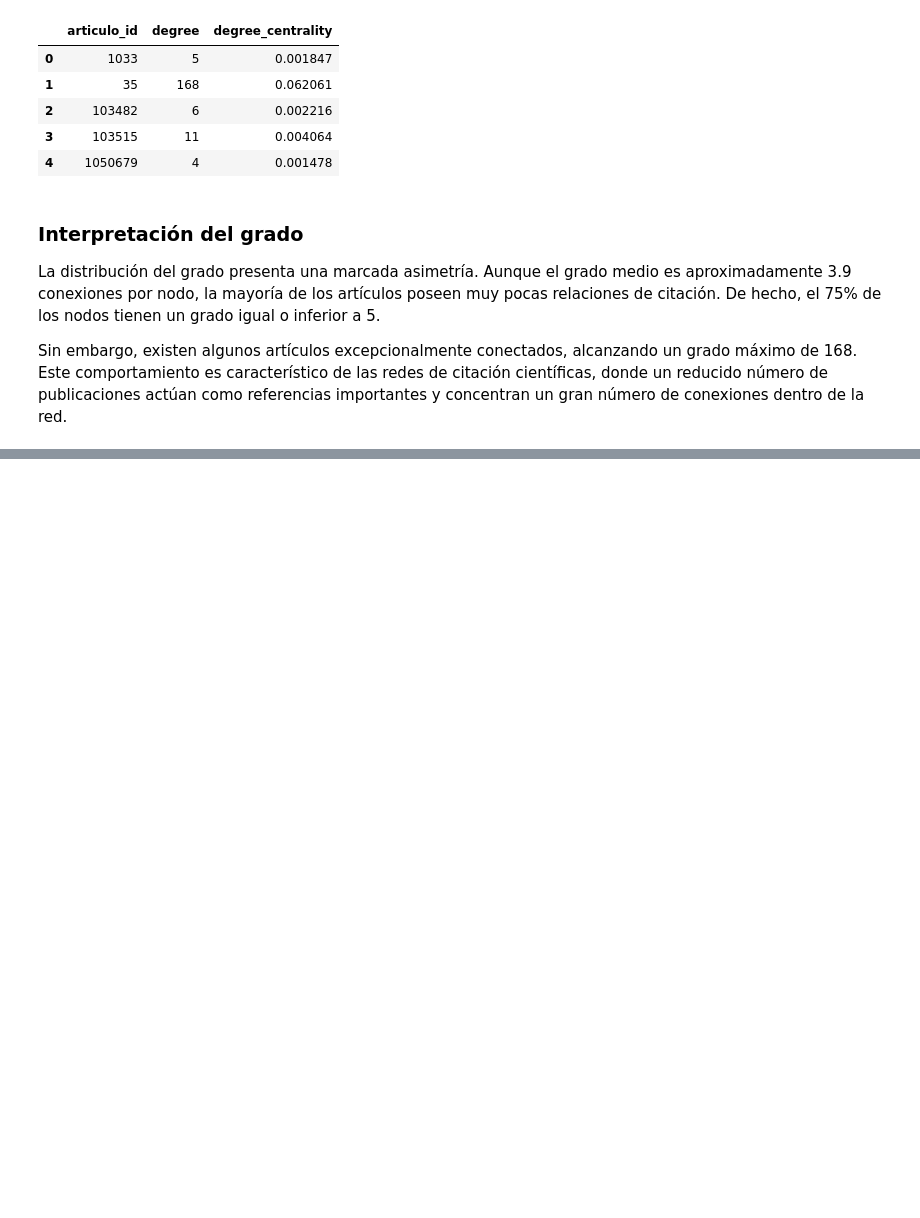
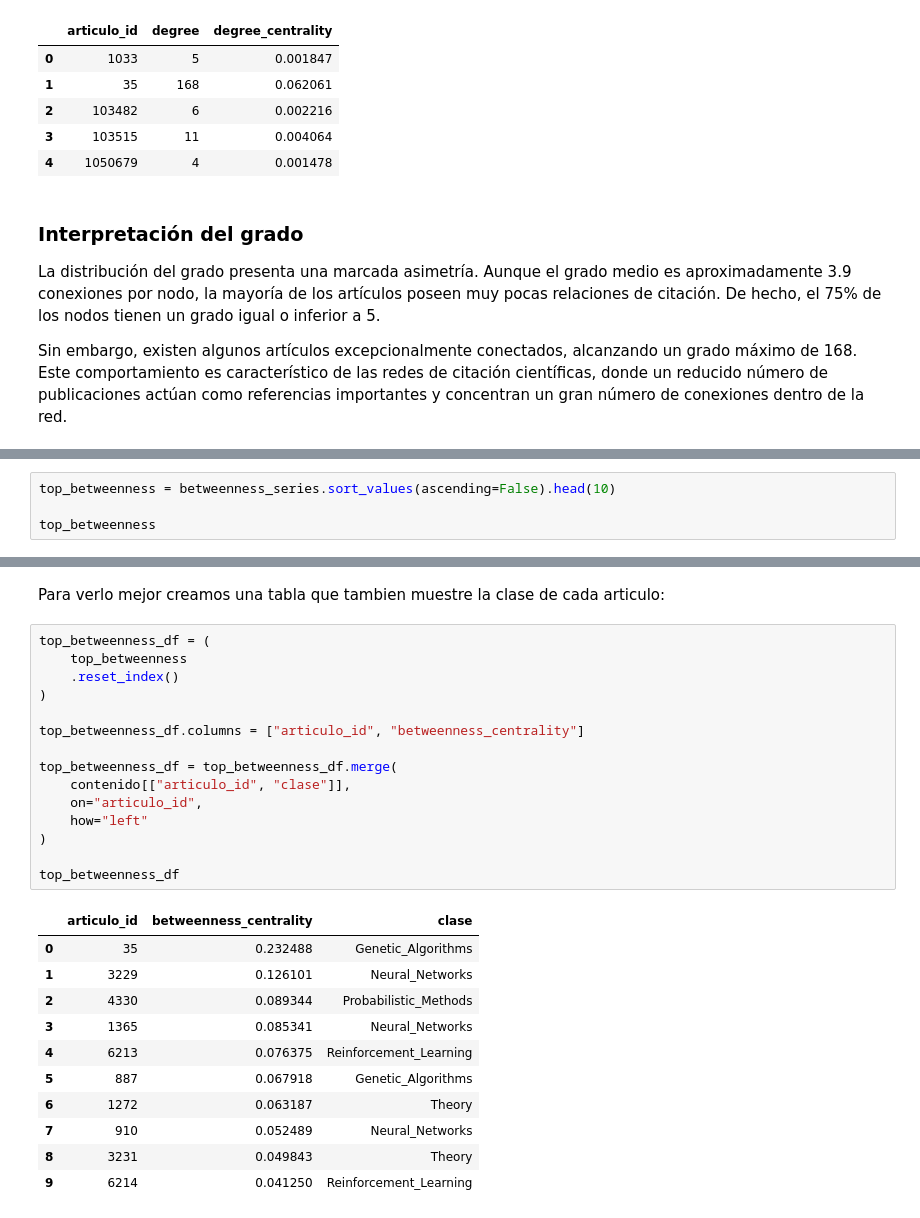
Before and after one commit to enriquepc004/ia-aprendizaje-relacional, a Jupyter notebook: notebooks/02_metricas_relacionales.ipynb, the cells around one changed output, grey strips where cells are left out. Saved outputs shown, nothing was run; the diff lists cells and outputs as text; blank space fills up the shorter version.

```diff
--- a/notebooks/02_metricas_relacionales.ipynb
+++ b/notebooks/02_metricas_relacionales.ipynb
@@ -249,0 +295,4 @@ Sin embargo, existen algunos artículos excepcionalmente conectados, alcanzando
+# %%
+top_betweenness = betweenness_series.sort_values(ascending=False).head(10)
+
+top_betweenness
@@ -249,0 +311,29 @@ Sin embargo, existen algunos artículos excepcionalmente conectados, alcanzando
+# %% [markdown]
+Para verlo mejor creamos una tabla que tambien muestre la clase de cada articulo:
+# %%
+top_betweenness_df = (
+    top_betweenness
+    .reset_index()
+)
+
+top_betweenness_df.columns = ["articulo_id", "betweenness_centrality"]
+
+top_betweenness_df = top_betweenness_df.merge(
+    contenido[["articulo_id", "clase"]],
+    on="articulo_id",
+    how="left"
+)
+
+top_betweenness_df
+# %% [output]
+|  | articulo_id | betweenness_centrality | clase |
+| 0 | 35 | 0.232488 | Genetic_Algorithms |
+| 1 | 3229 | 0.126101 | Neural_Networks |
+| 2 | 4330 | 0.089344 | Probabilistic_Methods |
+| 3 | 1365 | 0.085341 | Neural_Networks |
+| 4 | 6213 | 0.076375 | Reinforcement_Learning |
+| 5 | 887 | 0.067918 | Genetic_Algorithms |
+| 6 | 1272 | 0.063187 | Theory |
+| 7 | 910 | 0.052489 | Neural_Networks |
+| 8 | 3231 | 0.049843 | Theory |
+| 9 | 6214 | 0.041250 | Reinforcement_Learning |
```
Also changed, not shown: parts of 10 cells of this notebook, 1 other file.
